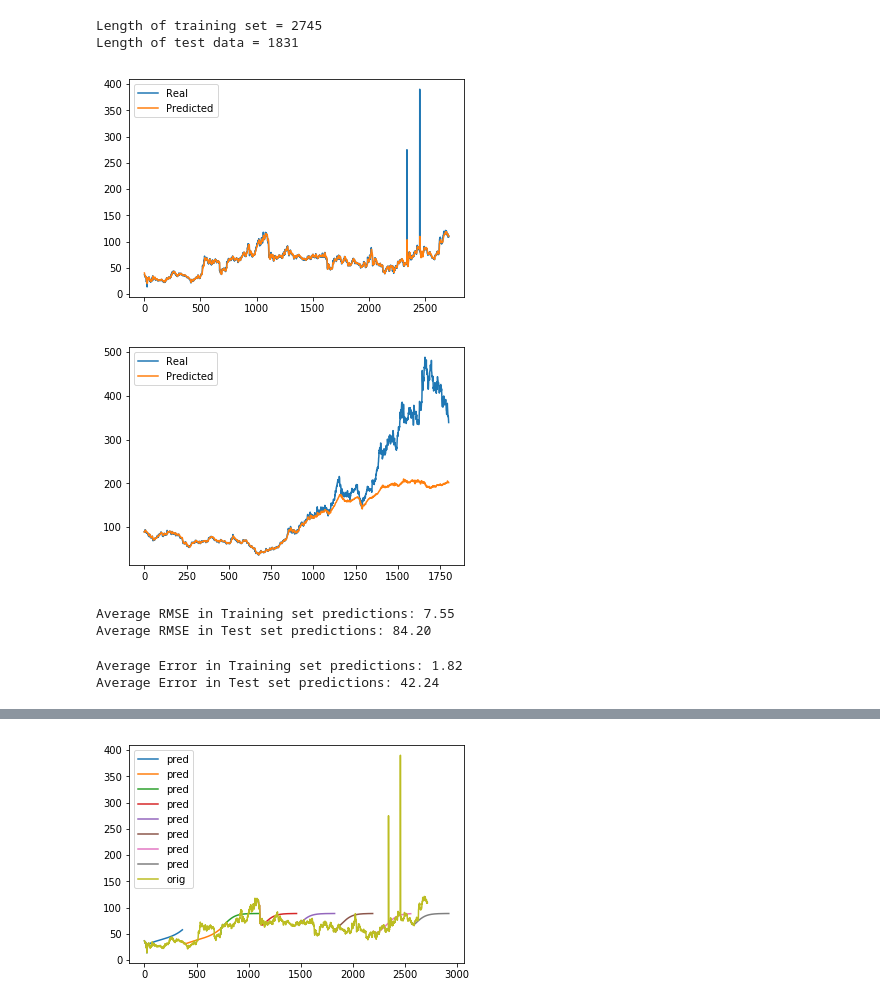
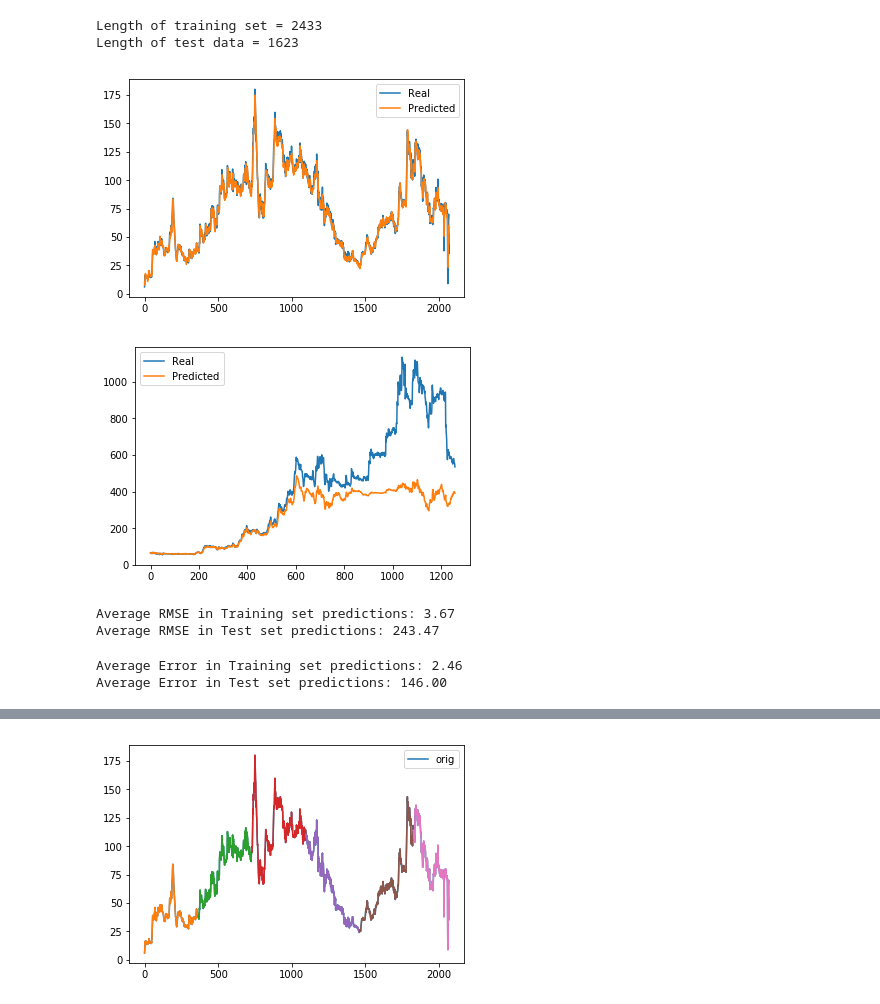
Before and after one commit to avinashshenoy97/myquity, a Jupyter notebook: iPython Notebooks/Single Layer LSTM.ipynb, the cells around one changed output, grey strips where cells are left out. Cells and saved outputs as stored; diff of their text form; code cells hidden in the pictures.

```diff
--- a/iPython Notebooks/Single Layer LSTM.ipynb
+++ b/iPython Notebooks/Single Layer LSTM.ipynb
@@ -9,9 +9,9 @@ from sklearn.metrics import mean_squared_error
 import matplotlib.pyplot as plt
 # %%
 # -------------------- Globals -------------------- #
-input_file = '../data/NSE:HINDPETRO.csv'
+input_file = '../data/BSE:CORALAB.csv'
 dataset = None
-look_back = 30
+look_back = 365
 
 verbosity = True
 # %%
@@ -78,8 +78,8 @@ test_x, test_y = data_with_look_back(test_data)
 train_x = np.reshape(train_x, (train_x.shape[0], 1, train_x.shape[1]))
 test_x = np.reshape(test_x, (test_x.shape[0], 1, test_x.shape[1]))
 # %% [output]
-Length of training set = 2745
-Length of test data = 1831
+Length of training set = 2433
+Length of test data = 1623
 # %%
 # -------------------- Model -------------------- #
 model = Sequential()
@@ -104,7 +104,7 @@ plt.plot(trainPredict, label='Predicted')
 plt.legend()
 plt.show()
 # %% [output]
-[figure, old version]
+[figure, new version]
 # %%
 # Predicted Vs Original of train set
 
@@ -113,7 +113,7 @@ plt.plot(testPredict, label='Predicted')
 plt.legend()
 plt.show()
 # %% [output]
-[figure, old version]
+[figure, new version]
 # %%
 # calculate RMSE
 trainScore = math.sqrt(np.mean([math.fabs(x - y)**2 for x, y in zip(train_y, trainPredict)]))
@@ -121,8 +121,8 @@ print('Average RMSE in Training set predictions: %.2f ' % (trainScore))
 testScore = math.sqrt(np.mean([math.fabs(x - y)**2 for x, y in zip(test_y, testPredict)]))
 print('Average RMSE in Test set predictions: %.2f ' % (testScore))
 # %% [output]
-Average RMSE in Training set predictions: 7.55
-Average RMSE in Test set predictions: 84.20
+Average RMSE in Training set predictions: 3.67
+Average RMSE in Test set predictions: 243.47
 # %%
 # calculate average error
 trainScore = np.mean([math.fabs(x - y) for x, y in zip(train_y, trainPredict)])
@@ -130,8 +130,8 @@ print('Average Error in Training set predictions: %.2f ' % (trainScore))
 testScore = np.mean([math.fabs(x - y) for x, y in zip(test_y, testPredict)])
 print('Average Error in Test set predictions: %.2f ' % (testScore))
 # %% [output]
-Average Error in Training set predictions: 1.82
-Average Error in Test set predictions: 42.24
+Average Error in Training set predictions: 2.46
+Average Error in Test set predictions: 146.00
 # %%
 # -------------------- The Model -------------------- #
 
@@ -142,26 +142,35 @@ SVG(model_to_dot(model).create(prog='dot', format='svg'))
 # %% [output]
 [drawing not drawn]
 # %%
-# Print direction of growth - train set - take one month, predict the next year's values
+# Print direction of growth - test set - take one month, predict the next year's values
 batchSize = 365
-orig = scaler.fit_transform(train_y)
+end = False
+plt.plot(train_y, label='orig')
+orig = scaler.transform(train_y)
 orig.reshape(orig.shape[0])
 for i in range(0, len(train_y)+1, batchSize):
     o = orig[i:i+look_back]
     p = list(o[:])
-    for j in range(batchSize-look_back):
-        p.append(model.predict(o.reshape((1, 1, 30)))[0])
+    for j in range(int(math.fabs(batchSize-look_back))):
+ #       try:
+        p.append(model.predict(o.reshape((1, 1, look_back)))[0])
+            #print(o.reshape((1, 1, look_back)))
+#        except:
+            #end = True
+#            break
         o = list(o[1:])
         o.append(p[-1])
         o = np.array(o)
+    if end:
+        break
     p = scaler.inverse_transform(p)
-    plt.plot(range(i, i+batchSize), p, label='pred')
+    plt.plot(range(i, i+len(p)), p)
 
 orig = scaler.inverse_transform(orig)
-plt.plot(orig, label='orig')
+
 plt.legend()
 plt.show()
 # %% [output]
-[figure, old version]
+[figure, new version]
 # %%
 # Print direction of growth - test set - take one month, predict the next year's values
```
Also changed, not shown: parts of 5 cells of this notebook, 1 other file.
